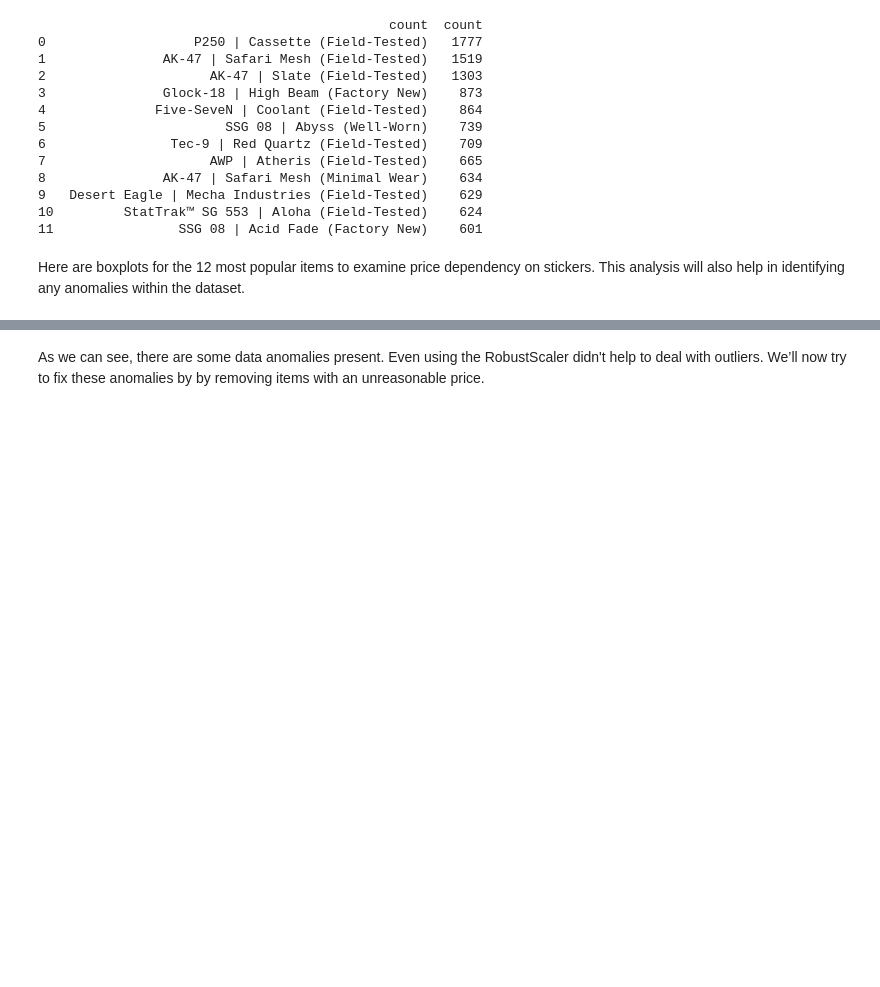
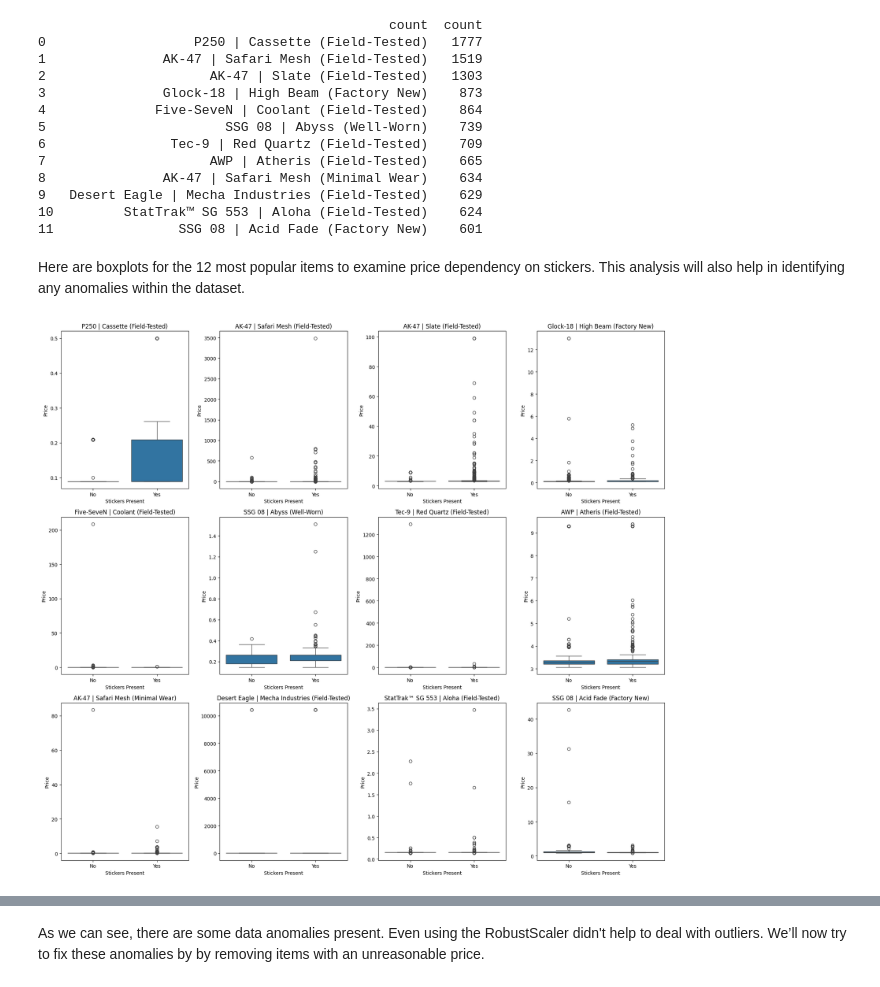
Before and after one commit to marchanyanehu/ml_skins, a Jupyter notebook: ml/main.ipynb, the cells around one changed output, grey strips where cells are left out. Cells and saved outputs as stored; diff of their text form; code cells hidden in the pictures; blank space fills up the shorter version.

```diff
--- a/ml/main.ipynb
+++ b/ml/main.ipynb
@@ -484,3 +477,25 @@ print(top_12_popular_names_count.to_frame().reset_index().rename(columns={'index
 11                SSG 08 | Acid Fade (Factory New)    601
 # %% [markdown]
 Here are boxplots for the 12 most popular items to examine price dependency on stickers. This analysis will also help in identifying any anomalies within the dataset.
+# %%
+# Create a figure with subplots
+fig, axes = plt.subplots(nrows=3, ncols=4, figsize=(18, 16))
+axes = axes.flatten()
+
+# Iterate through each item in the top 12 most popular items
+for i, item in enumerate(top_12_popular_names):
+    item_data = df_items[df_items['market_hash_name'] == item]
+
+    # Create a box plot for the current item
+    sns.boxplot(x=item_data['stickers'].notna(), y='price', data=item_data, ax=axes[i])
+    axes[i].set_title(item)
+    axes[i].set_xlabel('Stickers Present')
+    axes[i].set_ylabel('Price')
+    axes[i].set_xticks([0, 1])
+    axes[i].set_xticklabels(['No', 'Yes'])
+
+# Adjust layout
+plt.tight_layout()
+plt.show()
+# %% [output]
+[figure, added]
```
Also changed, not shown: parts of 11 cells of this notebook.
